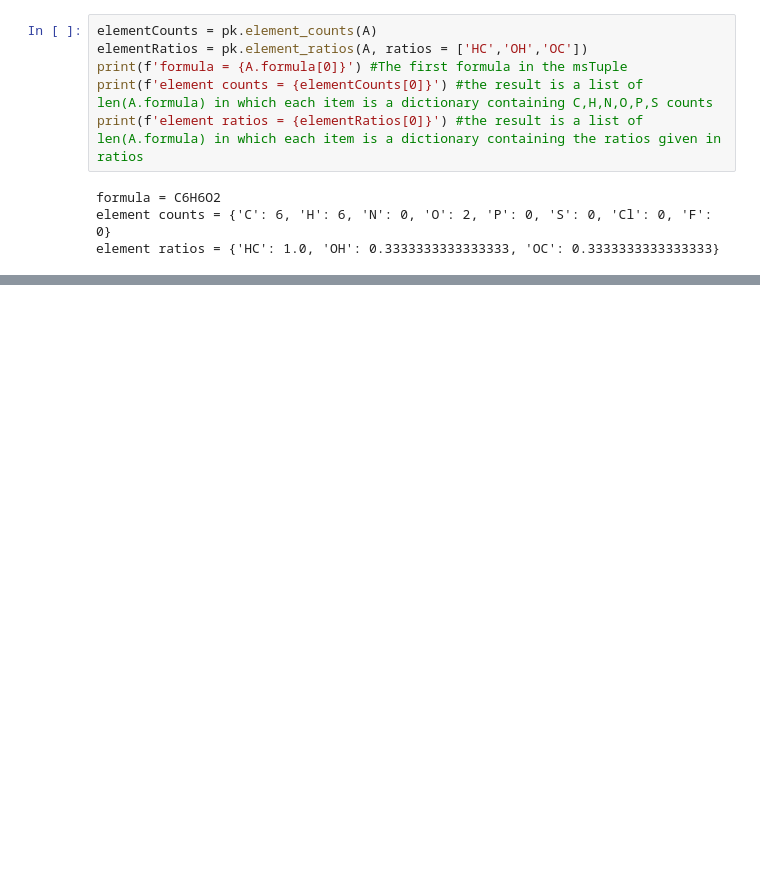
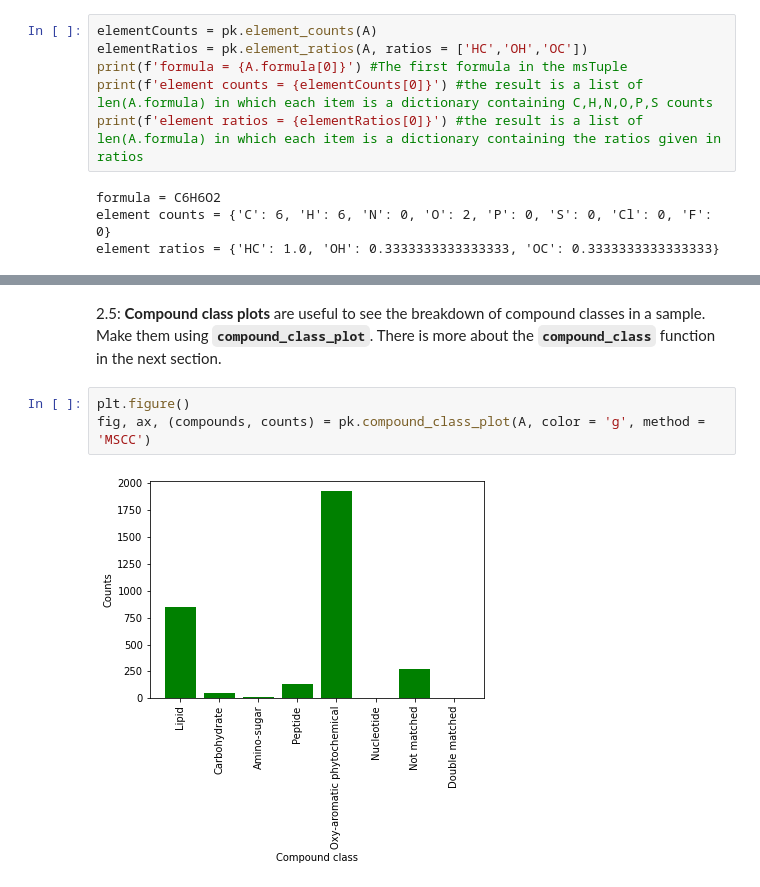
Before and after one commit to ho2921ho/SoomgoKES, a Jupyter notebook: 06. 패키지 활용 pyKrev.ipynb, the cells around one changed output, grey strips where cells are left out. Cells and saved outputs as stored; diff of their text form; blank space fills up the shorter version.

````diff
--- a/06. 패키지 활용 pyKrev.ipynb
+++ b/06. 패키지 활용 pyKrev.ipynb
@@ -113,0 +199,7 @@ Number of edges in graph
+# %% [markdown]
+2.5: **Compound class plots** are useful to see the breakdown of compound classes in a sample. Make them using **```compound_class_plot```**. There is more about the **```compound_class```** function in the next section.
+# %%
+plt.figure()
+fig, ax, (compounds, counts) = pk.compound_class_plot(A, color = 'g', method = 'MSCC')
+# %% [output]
+[figure, added]
````
Also changed, not shown: parts of 54 cells of this notebook, 1 other file.
